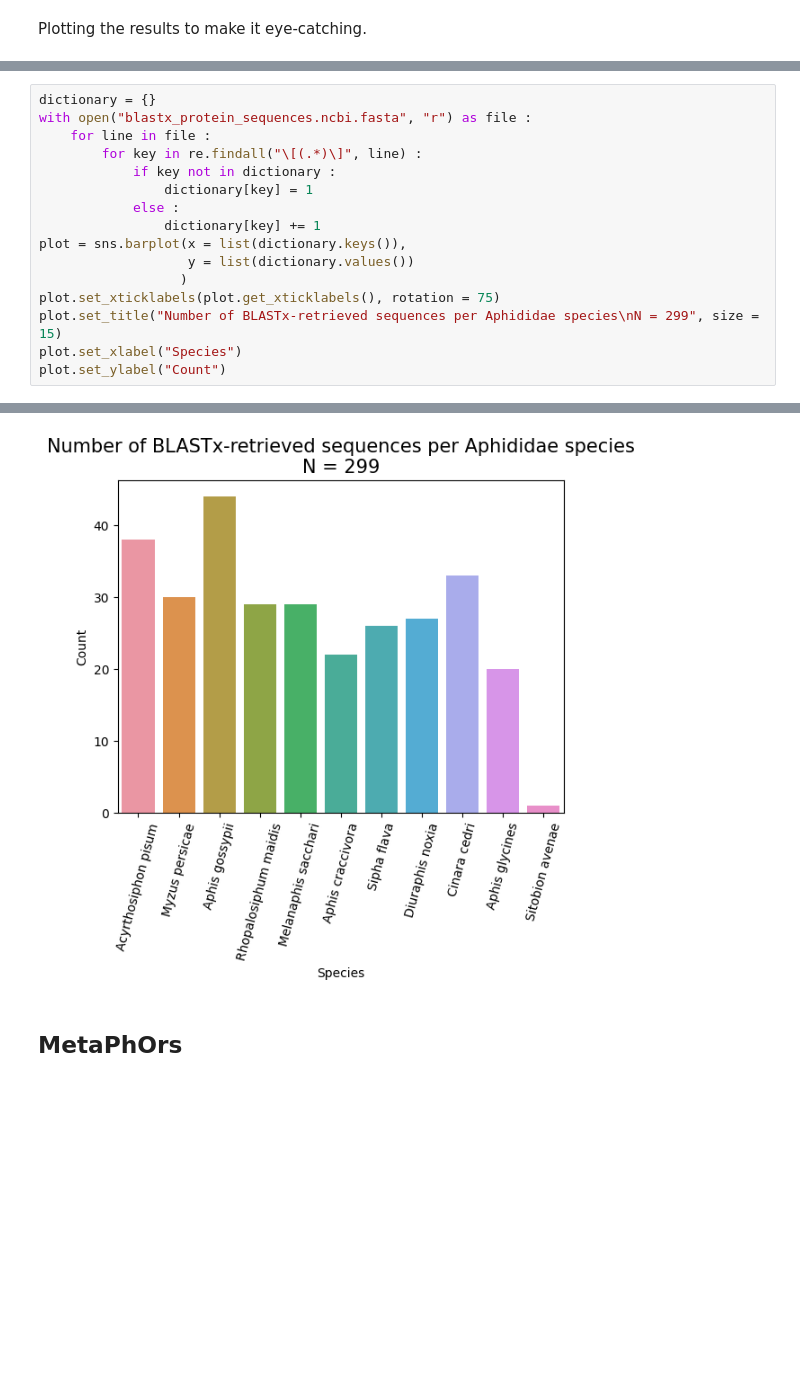
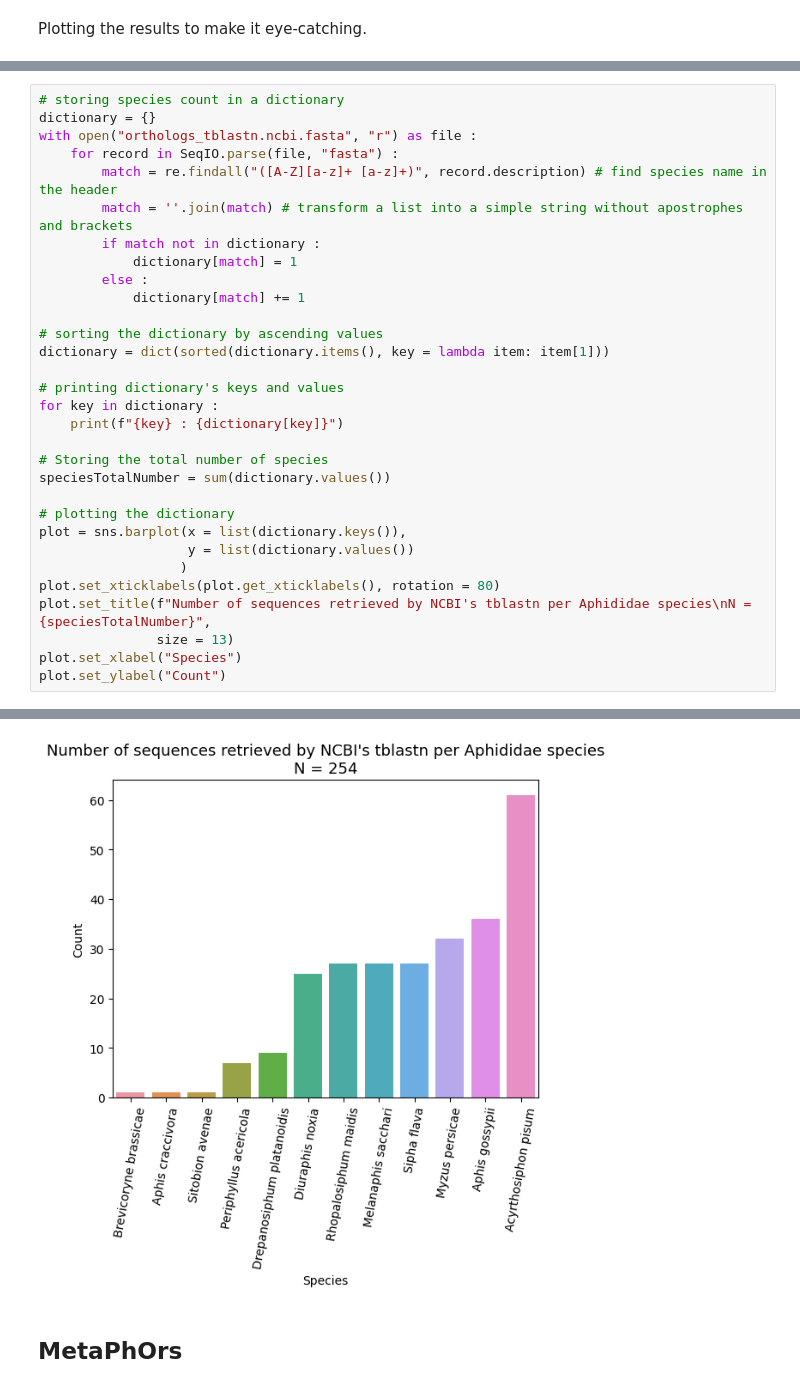
Before and after one commit to elian-stz/StylED_internship, a Jupyter notebook: xplore.ipynb, the cells around one changed output, grey strips where cells are left out. Saved outputs shown, nothing was run; the diff lists cells and outputs as text; blank space fills up the shorter version.

Commit message:
added tblastn, cleaning

```diff
--- a/xplore.ipynb
+++ b/xplore.ipynb
@@ -219,17 +281,32 @@ Number of returned sequences: 299
 # %%
+# storing species count in a dictionary
 dictionary = {}
-with open("blastx_protein_sequences.ncbi.fasta", "r") as file :
-    for line in file :
-        for key in re.findall("\[(.*)\]", line) :
-            if key not in dictionary :
-                dictionary[key] = 1
-            else :
-                dictionary[key] += 1
+with open("orthologs_tblastn.ncbi.fasta", "r") as file :
+    for record in SeqIO.parse(file, "fasta") :
+        match = re.findall("([A-Z][a-z]+ [a-z]+)", record.description) # find species name in the header
+        match = ''.join(match) # transform a list into a simple string without apostrophes and brackets
+        if match not in dictionary :
+            dictionary[match] = 1
+        else :
+            dictionary[match] += 1
+
+# sorting the dictionary by ascending values
+dictionary = dict(sorted(dictionary.items(), key = lambda item: item[1]))
+
+# printing dictionary's keys and values
+for key in dictionary :
+    print(f"{key} : {dictionary[key]}")
+
+# Storing the total number of species
+speciesTotalNumber = sum(dictionary.values())
+
+# plotting the dictionary
 plot = sns.barplot(x = list(dictionary.keys()),
                    y = list(dictionary.values())
                   )
-plot.set_xticklabels(plot.get_xticklabels(), rotation = 75)
-plot.set_title("Number of BLASTx-retrieved sequences per Aphididae species\nN = 299", size = 15)
+plot.set_xticklabels(plot.get_xticklabels(), rotation = 80)
+plot.set_title(f"Number of sequences retrieved by NCBI's tblastn per Aphididae species\nN = {speciesTotalNumber}",
+               size = 13)
 plot.set_xlabel("Species")
 plot.set_ylabel("Count")
 # %% [output]
@@ -237,4 +326,4 @@ Text(0, 0.5, 'Count')
-[figure, old version]
+[figure, new version]
 # %% [markdown]
 ## MetaPhOrs
 # %% [markdown]
```
Also changed, not shown: parts of 22 cells of this notebook, 1 other file.
